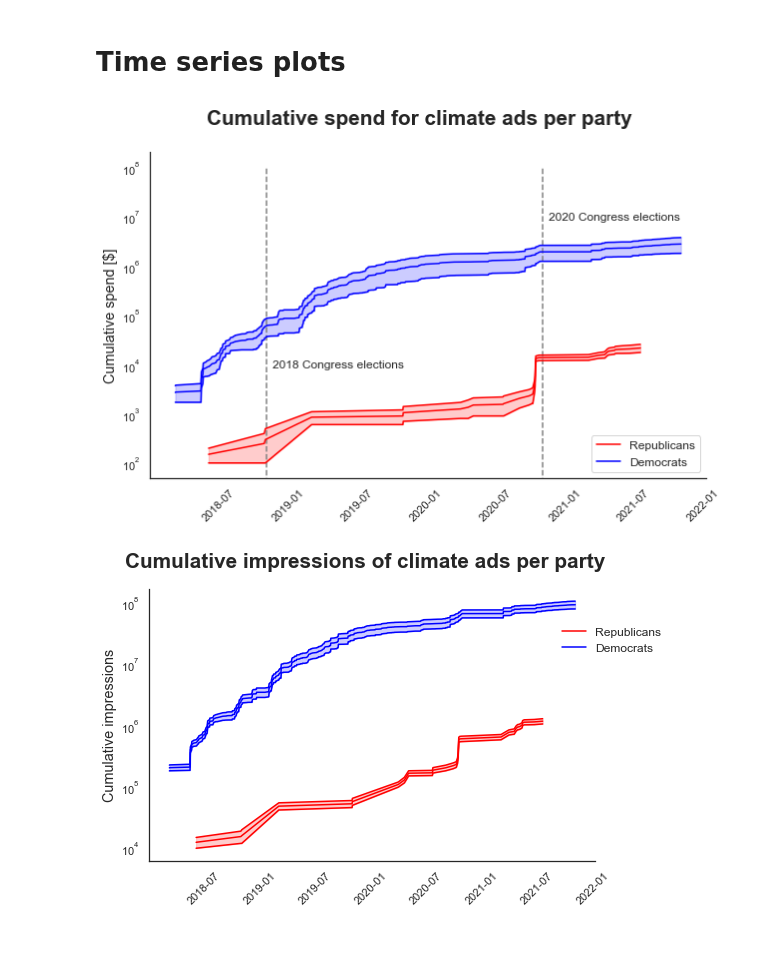
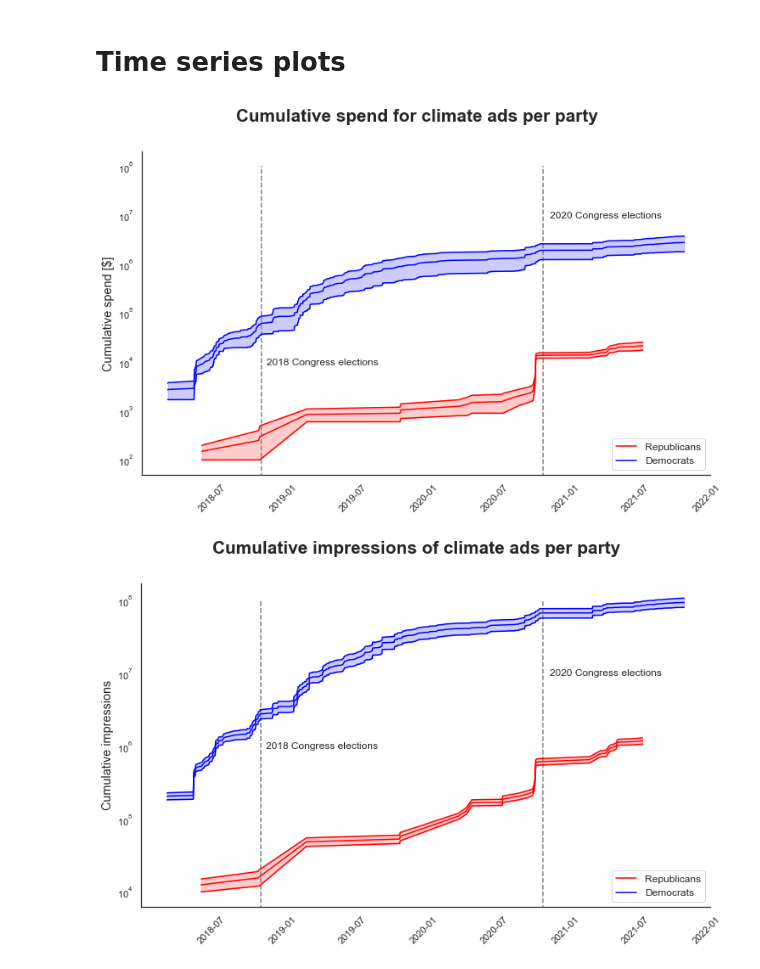
Before and after one commit to lrnz-asnprs/political-ad-api, a Jupyter notebook: notebooks/laurenz_visualizations.ipynb, the cells around one changed output. Saved outputs shown, nothing was run; the diff lists cells and outputs as text; code cells hidden in the pictures; blank space fills up the shorter version.

```diff
--- a/notebooks/laurenz_visualizations.ipynb
+++ b/notebooks/laurenz_visualizations.ipynb
@@ -298,7 +299,7 @@ upper = df_1.sum_spend_hi.cumsum()
 
 title = f'Cumulative spend for climate ads per party'
 
-fig, ax1 = plt.subplots(figsize = (10,6))
+fig, ax1 = plt.subplots(figsize = (12,7))
 
 fig.suptitle(title, fontsize = 'xx-large',  fontweight = 'bold')
 
@@ -333,7 +334,7 @@ plt.xticks(rotation = 45) # Rotates X-ax1is Ticks by 45-degrees
 
 # ax.yaxis.set_major_formatter(tick.FuncFormatter(reformat_large_tick_values))
 
-# Add vertical lines
+#Add vertical lines
 plt.vlines(x=pd.Timestamp('2018-11-06 00:00:00'), ymin=0, ymax=100000000, color = 'grey', linestyles="dashed")
 text(pd.Timestamp('2018-11-20 00:00:00'), 10000, "2018 Congress elections", rotation=360, verticalalignment='center')
 
@@ -345,13 +346,15 @@ plt.yscale("log")
 plt.show()
 fig.savefig("..\\plots\\climate_both_spend.pdf")
 # %% [output]
-[figure, old version]
+[figure, new version]
 # %%
  # https://www.dataquest.io/blog/tutorial-time-series-analysis-with-pandas/
         # This graph: https://swdevnotes.com/python/2020/display-line-chart-range/
         # df_c = u5mr_df.loc[([country]), :]
-import matplotlib.pyplot as plt
 sns.set_theme(style="white")
+import matplotlib.ticker as tick
+from datetime import datetime
+from matplotlib.pyplot import text
 
 df_c = republicans_climate
 days = df_c.ad_creation_time
@@ -361,41 +364,52 @@ upper = df_c.sum_impressions_hi.cumsum()
 
 title = f'Cumulative impressions of climate ads per party'
 
-fig, ax = plt.subplots(figsize = (10,6))
+fig, ax = plt.subplots(figsize = (12,7))
 fig.suptitle(title, fontsize = 'xx-large',  fontweight = 'bold')
 
 ax.plot(days, upper, label = 'Republicans', color="red")
 ax.plot(days, average, color="red")
 ax.plot(days, lower, color="red")
 
 ax.set_ylabel('Cumulative impressions', fontsize = 'large')
 # ax.set_xlabel('Time', fontsize=14)
         # Hide the right and top spines
 ax.spines['right'].set_visible(False)
 ax.spines['top'].set_visible(False)
 ax.fill_between(days, lower, upper, alpha=0.2, color="red")
 
 
 # Second plot
 df_2 = democrats_climate
 days_2 = df_2.ad_creation_time
 lower_2 = df_2.sum_impressions_lo.cumsum()
 average_2 = df_2.avg_impressions.cumsum()
 upper_2 = df_2.sum_impressions_hi.cumsum()
 
+
 ax.plot(days_2, upper_2, label = 'Democrats', color="blue")
 ax.plot(days_2, average_2, color="blue")
 ax.plot(days_2, lower_2,color="blue")
 ax.fill_between(days_2, lower_2, upper_2, alpha=0.2, color="blue")
 
-ax.legend(bbox_to_anchor = (0.9, 0.9),
-                loc = 'upper left',
-                frameon = False,
+ax.legend(
+                loc = 'lower right',
+                frameon = True,
                 fontsize = 'medium')
 
+plt.xticks(rotation = 45) # Rotates X-Axis Ticks by 45-degrees
+
+# Add vertical lines
+plt.vlines(x=pd.Timestamp('2018-11-06 00:00:00'), ymin=0, ymax=100000000, color = 'grey', linestyles="dashed")
+text(pd.Timestamp('2018-11-20 00:00:00'), 1000000, "2018 Congress elections", rotation=360, verticalalignment='center')
+
+plt.vlines(x=pd.Timestamp('2020-11-03 00:00:00'), ymin=0, ymax=100000000, color = 'grey', linestyles="dashed")
+text(pd.Timestamp('2020-11-20 00:00:00'), 10000000, "2020 Congress elections", rotation=360, verticalalignment='center')
+
 plt.yscale("log")
-plt.xticks(rotation = 45) # Rotates X-Axis Ticks by 45-degrees
+
+
 plt.show()
 fig.savefig("..\\plots\\climate_both_impressions.pdf")
 # %% [output]
-[figure, old version]
+[figure, new version]
```
Also changed, not shown: parts of 10 cells of this notebook.
